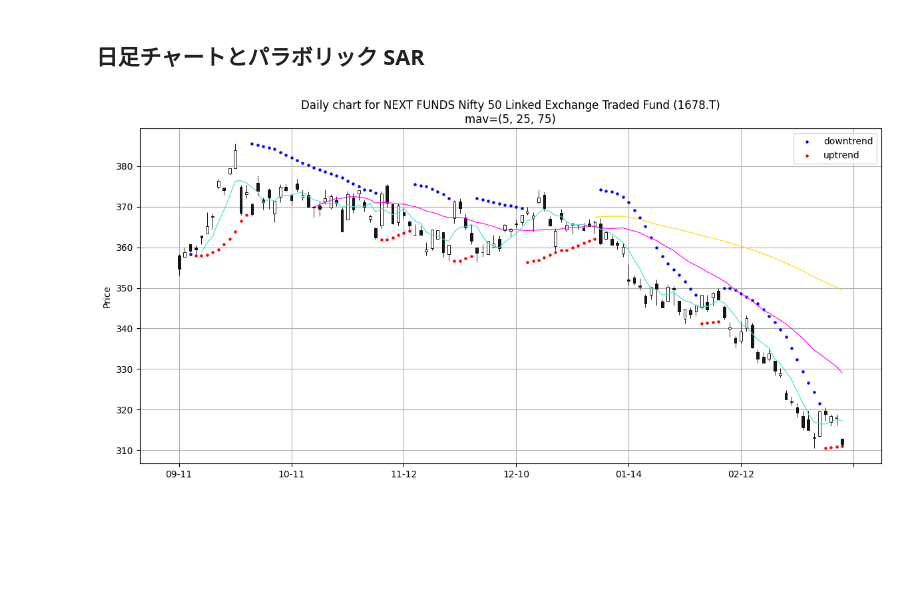
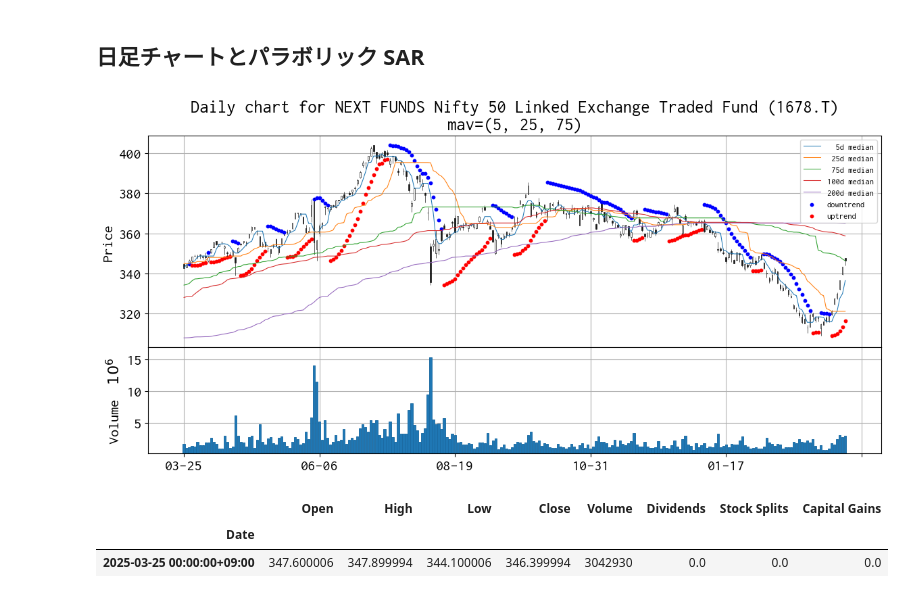
Before and after one commit to bitwalk123/stock, a Jupyter notebook: watching/report_daily_1678.ipynb, the cells around one changed output. Cells and saved outputs as stored; diff of their text form; code cells hidden in the pictures; blank space fills up the shorter version.

```diff
--- a/watching/report_daily_1678.ipynb
+++ b/watching/report_daily_1678.ipynb
@@ -20,7 +22,7 @@ pattern = re.compile(r'(.+)\.T')
 symbol = '1678.T'
 ticker = yf.Ticker(symbol)
 
-df = ticker.history(period='6mo')
+df = ticker.history(period='1y', interval='1d')
 df
 # %% [output]
 |  | Open | High | Low | Close | Volume | Dividends | Stock Splits | Capital Gains |
@@ -39,0 +42,3 @@ df
+# %%
+df0 = ticker.history(period='2y', interval='1d')
+df0
@@ -42,60 +62,95 @@ df
 # %%
 dict_psar = psar(df)
 
+FONT_PATH = "../fonts/RictyDiminished-Regular.ttf"
+fm.fontManager.addfont(FONT_PATH)
+
+# FontPropertiesオブジェクト生成（名前の取得のため）
+font_prop = fm.FontProperties(fname=FONT_PATH)
+font_prop.get_name()
+
+plt.rcParams['font.family'] = font_prop.get_name()
+plt.rcParams["font.size"] = 16
 fig = plt.figure(figsize=(12, 6))
-ax = fig.add_subplot(111)
+ax = dict()
+n = 2
+gs = fig.add_gridspec(
+    n, 1,
+    wspace=0.0, hspace=0.0,
+    height_ratios=[2 if i == 0 else 1 for i in range(n)]
+)
+for i, axis in enumerate(gs.subplots(sharex='col')):
+    ax[i] = axis
+    ax[i].grid()
+
+mm005 = df0['Close'].rolling(5).median()
+mm025 = df0['Close'].rolling(25).median()
+mm075 = df0['Close'].rolling(75).median()
+mm100 = df0['Close'].rolling(100).median()
+mm200 = df0['Close'].rolling(200).median()
 
 apds  = [
+    mpf.make_addplot(mm005[df.index], width=0.75, label='  5d median', ax=ax[0]),
+    mpf.make_addplot(mm025[df.index], width=0.75, label=' 25d median', ax=ax[0]),
+    mpf.make_addplot(mm075[df.index], width=0.75, label=' 75d median', ax=ax[0]),
+    mpf.make_addplot(mm100[df.index], width=0.75, label='100d median', ax=ax[0]),
+    mpf.make_addplot(mm200[df.index], width=0.75, label='200d median', ax=ax[0]),
     mpf.make_addplot(
         dict_psar['bear'],
         type='scatter',
         marker='o',
-        markersize=5,
+        markersize=10,
         color='blue',
         label='downtrend',
-        ax=ax
+        ax=ax[0]
     ),
     mpf.make_addplot(
         dict_psar['bull'],
         type='scatter',
         marker='o',
-        markersize=5,
+        markersize=10,
         color='red',
         label='uptrend',
-        ax=ax
+        ax=ax[0]
     ),
 ]
 
 mpf.plot(
     df,
     type='candle',
     style='default',
-    mav=(5, 25, 75),
-    volume=False,
+    volume=ax[1],
     datetime_format='%m-%d',
     addplot=apds,
     xrotation=0,
-    ax=ax,
+    ax=ax[0],
 )
 
 try:
-    ax.set_title('Daily chart for %s (%s)\nmav=(5, 25, 75)' % (ticker.info['longName'], symbol))
+    ax[0].set_title('Daily chart for %s (%s)\nmav=(5, 25, 75)' % (ticker.info['longName'], symbol))
 except KeyError:
-    ax.set_title('Daily chart for %s\nmav=(5, 25, 75)' % symbol)
+    ax[0].set_title('Daily chart for %s\nmav=(5, 25, 75)' % symbol)
 
-ax.grid()
+ax[0].legend(loc='best', fontsize=9)
+
 
 plt.tight_layout()
 
 m = pattern.match(symbol)
 if m:
     plt.savefig('daily_chart_%s.png' % m.group(1))
 else:
     plt.savefig('daily_chart_%s.png' % symbol)
 
 plt.show()
 # %% [output]
-[figure, old version]
+[figure, new version]
+# %%
+df.tail(1)
+# %% [output]
+|  | Open | High | Low | Close | Volume | Dividends | Stock Splits | Capital Gains |
+| Date |  |  |  |  |  |  |  |  |
+| 2025-03-25 00:00:00+09:00 | 347.600006 | 347.899994 | 344.100006 | 346.399994 | 3042930 | 0.0 | 0.0 | 0.0 |
 # %%
 df.tail(2)['Close']
 # %% [output]
```
Also changed, not shown: parts of 11 cells of this notebook, 26 other files.
